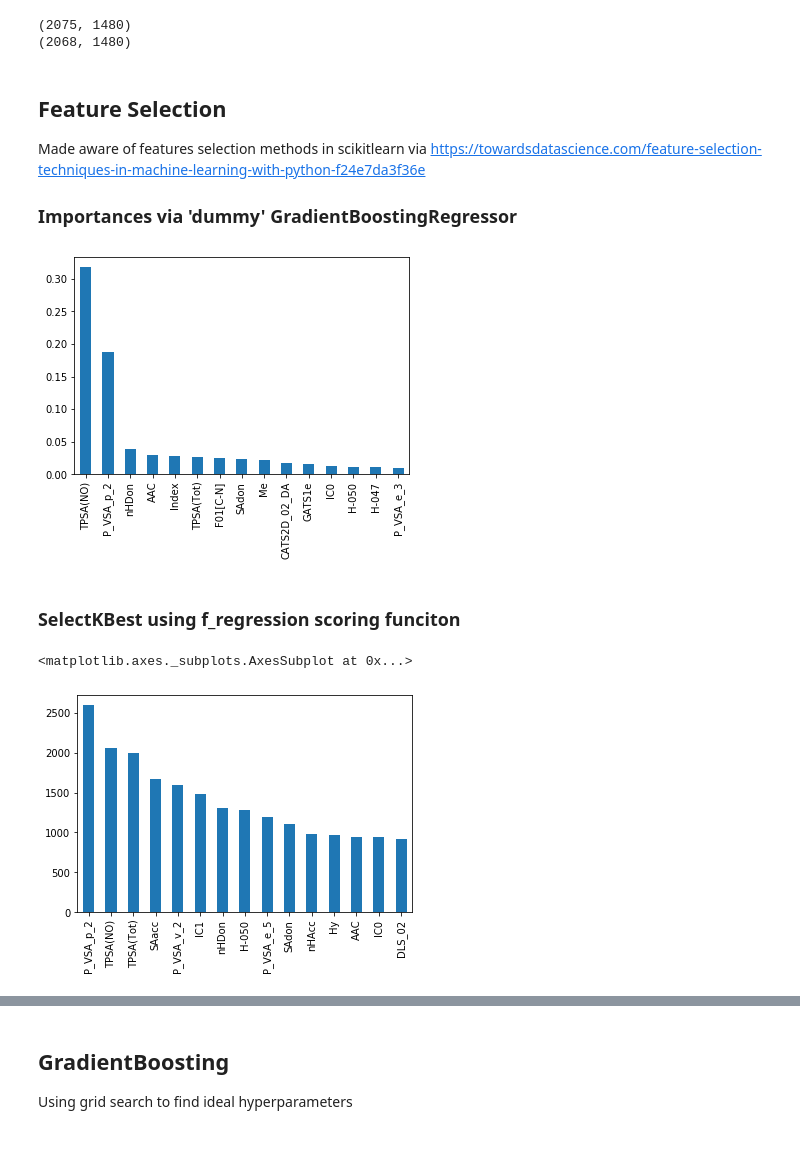
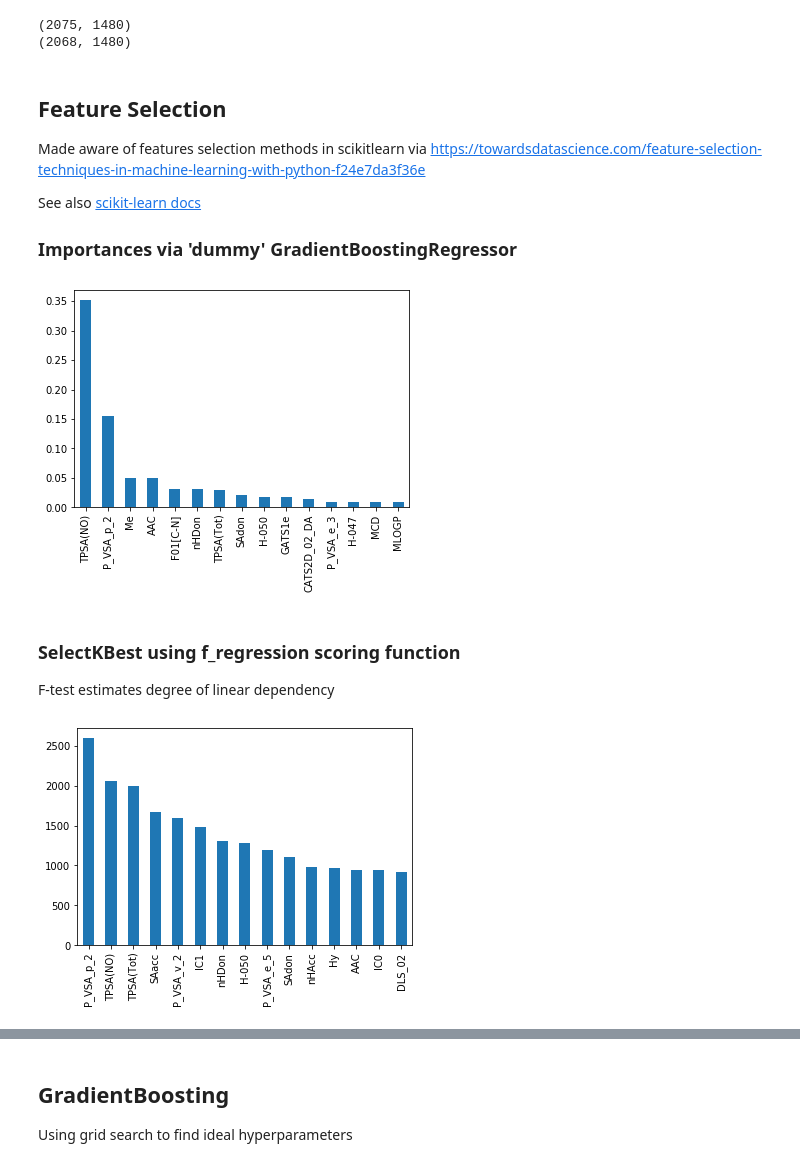
Before and after one commit to jtd1g16/HLCpredict, a Jupyter notebook: d_final_models.ipynb, the cells around one changed output, grey strips where cells are left out. Cells and saved outputs as stored; diff of their text form; code cells hidden in the pictures.

```diff
--- a/d_final_models.ipynb
+++ b/d_final_models.ipynb
@@ -41,7 +41,7 @@ varying_columns = csv[['Varying_1', 'Varying_2', 'Varying_3', 'Varying_4',
  'Varying_5', 'Varying_6', 'Varying_7', 'Varying_8', 'Varying_9']] # popping one-hot encoding columns
 
 dragon_features = csv.drop(['Varying_1', 'Varying_2', 'Varying_3', 'Varying_4',
- 'Varying_5', 'Varying_6', 'Varying_7', 'Varying_8', 'Varying_9'], axis=1) #seperating features
+ 'Varying_5', 'Varying_6', 'Varying_7', 'Varying_8', 'Varying_9', 'Index'], axis=1) #seperating features
 # %% [output]
 (2075, 1480)
 (2068, 1480)
@@ -50,26 +50,29 @@ X = dragon_features ; y = constants_first #renaming to X and y for use in models
 # %% [markdown]
 ## Feature Selection
 Made aware of features selection methods in scikitlearn via https://towardsdatascience.com/feature-selection-techniques-in-machine-learning-with-python-f24e7da3f36e
+
+See also [scikit-learn docs](https://scikit-learn.org/stable/modules/feature_selection.html)
 ### Importances via 'dummy' GradientBoostingRegressor
 # %%
 from sklearn.ensemble import GradientBoostingRegressor
 fs_model = GradientBoostingRegressor()
 fs_model.fit(X, y)
 importances = pd.Series(fs_model.feature_importances_, index = X.columns)
 importances.nlargest(15).plot(kind='bar')
 plt.show()
-top_15_features = list(importances.nlargest(15).index.values)
+top_15_features_model = list(importances.nlargest(15).index.values)
 # %% [output]
-[figure, old version]
+[figure, new version]
 # %% [markdown]
-### SelectKBest using f_regression scoring funciton
+### SelectKBest using f_regression scoring function
+F-test estimates degree of linear dependency
 # %%
 from sklearn.feature_selection import SelectKBest, f_regression
 
 fs_kbest = SelectKBest(score_func= f_regression, k=15)
 fit = fs_kbest.fit(X, y)
-scores = pd.Series(fit.scores_, index=X.columns)
-scores.nlargest(15).plot(kind='bar')
+scores_f = pd.Series(fit.scores_, index=X.columns)
+scores_f.nlargest(15).plot(kind='bar')
+top_15_features_kbest = list(scores_f.nlargest(15).index.values)
 # %% [output]
-<matplotlib.axes._subplots.AxesSubplot at 0x...>
 [figure]
```
Also changed, not shown: parts of 12 cells of this notebook, 1 other file.
